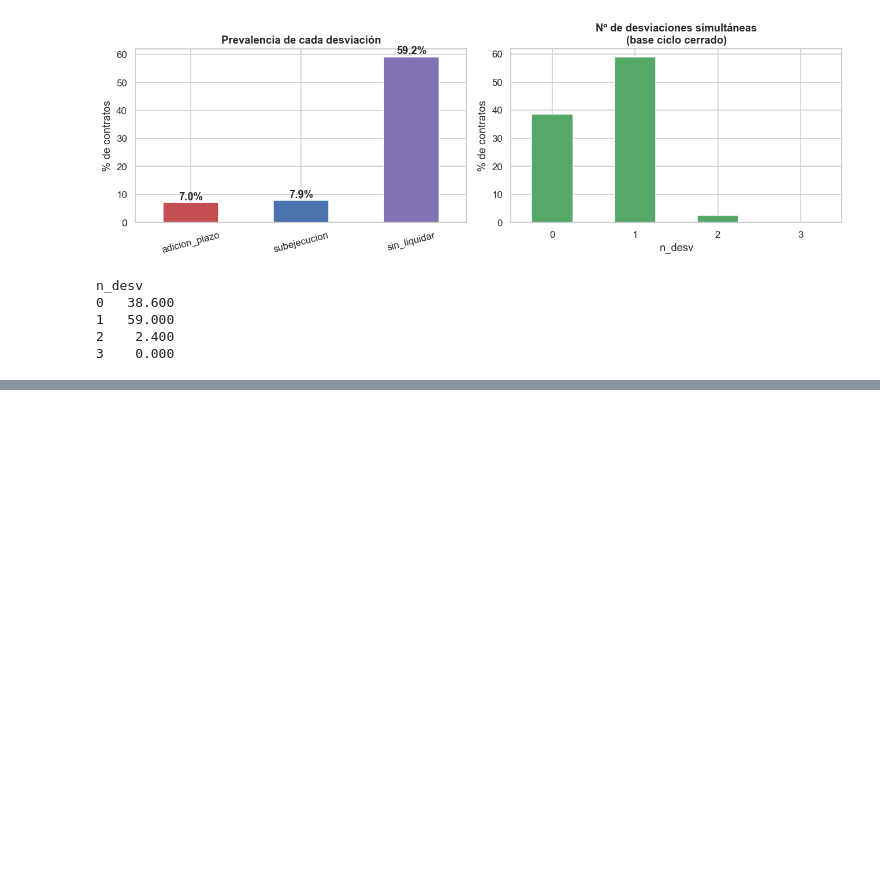
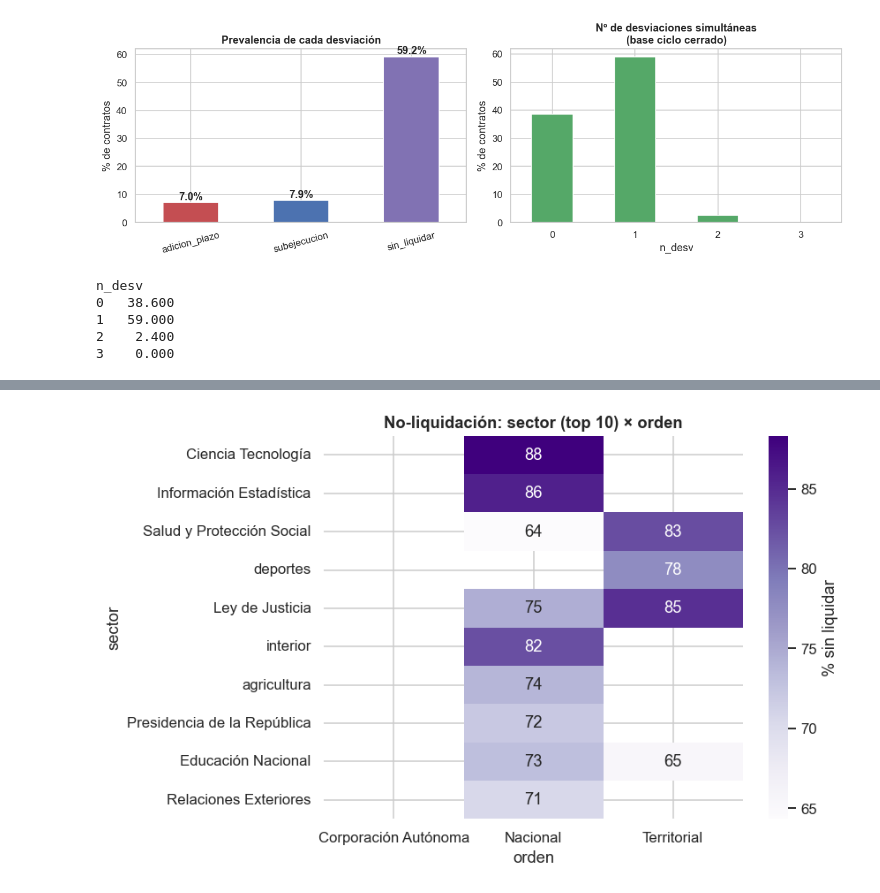
Before and after one commit to Danielfts/MINE-ciencia-de-datos, a Jupyter notebook: Taller 1/notebooks/03_analisis.ipynb, the cells around one changed output, grey strips where cells are left out. Saved outputs shown, nothing was run; the diff lists cells and outputs as text; code cells hidden in the pictures; blank space fills up the shorter version.

```diff
--- a/Taller 1/notebooks/03_analisis.ipynb
+++ b/Taller 1/notebooks/03_analisis.ipynb
@@ -156,15 +141,0 @@ tratarlas como señales **complementarias**, no como un único fenómeno.
-# %%
-# H1: valor vs adición
-r = test_valor(base_adic, 'adicion_plazo')
-print('H1  valor vs adición (Mann-Whitney):')
-print(f'    mediana valor CON adición = {r["med_desv"]:,.0f} COP  |  SIN adición = {r["med_no"]:,.0f} COP')
-print(f'    p = {r["p"]:.2e}  ->  {"SIGNIFICATIVO" if r["sig"] else "no significativo"}')
-
-fig, ax = plt.subplots(figsize=(7, 4))
-sub = base_adic[base_adic['valor_log'].notna()]
-sns.boxplot(data=sub, x='adicion_plazo', y='valor_log', hue='adicion_plazo', legend=False,
-            ax=ax, showfliers=False, palette={False: '#B0B0B0', True: '#C44E52'})
-ax.set_title('Valor del contrato (log10) según adición de plazo')
-ax.set_xlabel('¿tuvo adición de plazo?'); ax.set_ylabel('log10(valor COP)')
-ax.set_xticks([0, 1]); ax.set_xticklabels(['No', 'Sí'])
-plt.tight_layout(); plt.savefig(f'{RUTA_FIGS}/03_adicion_valor.png', bbox_inches='tight'); plt.show()
@@ -401,0 +274,16 @@ limitaciones del análisis.
+# %%
+# Mapa de calor: tasa de no-liquidación por sector (top 10) × orden.
+# También sirve para DESCONFUNDIR de forma descriptiva sector vs orden:
+# comparar sectores DENTRO de cada columna de orden.
+sub = base_liq.copy(); sub['sin_liquidar'] = sub['sin_liquidar'].astype(bool)
+piv = sub.pivot_table(index='sector', columns='orden', values='sin_liquidar', aggfunc='mean') * 100
+cnt = sub.pivot_table(index='sector', columns='orden', values='sin_liquidar', aggfunc='size')
+piv = piv.mask(cnt < 100)
+orden_sec = sub.groupby('sector')['sin_liquidar'].mean().sort_values(ascending=False).head(10).index
+piv = piv.loc[[s for s in orden_sec if s in piv.index]]
+fig, ax = plt.subplots(figsize=(8, 5))
+sns.heatmap(piv, annot=True, fmt='.0f', cmap='Purples', ax=ax, cbar_kws={'label': '% sin liquidar'})
+ax.set_title('No-liquidación: sector (top 10) × orden')
+plt.tight_layout(); plt.savefig(f'{RUTA_FIGS}/03_h4_heatmap.png', bbox_inches='tight'); plt.show()
+# %% [output]
+[figure, added]
```
Also changed, not shown: parts of 42 cells of this notebook, 8 other files.
